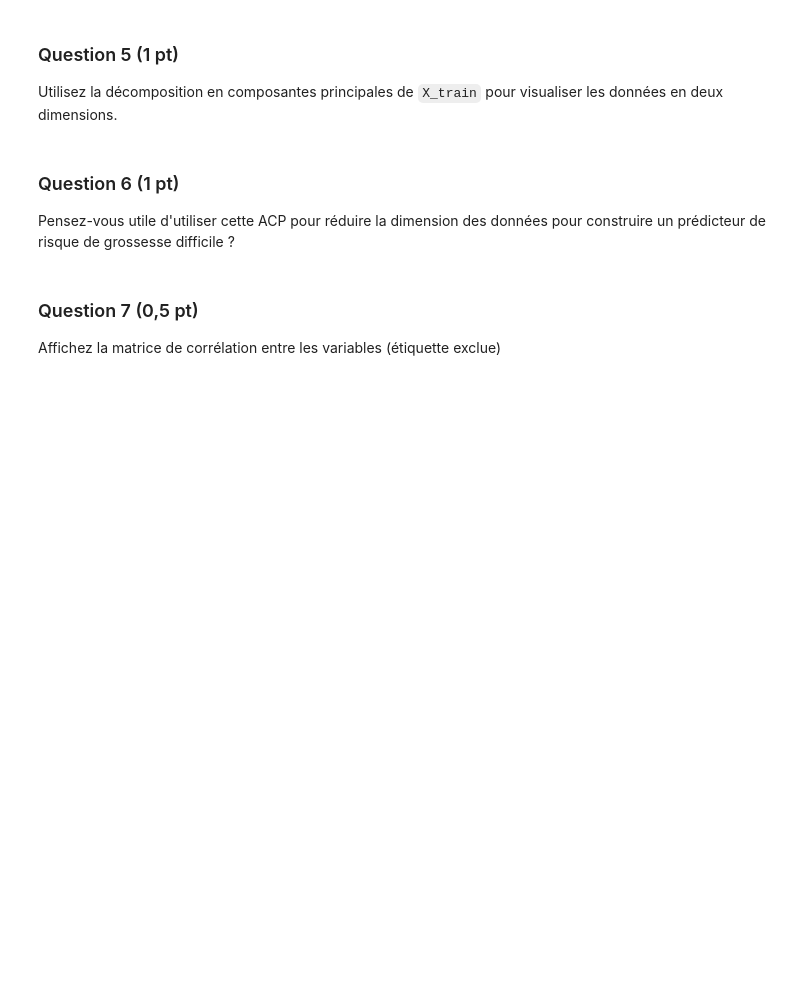
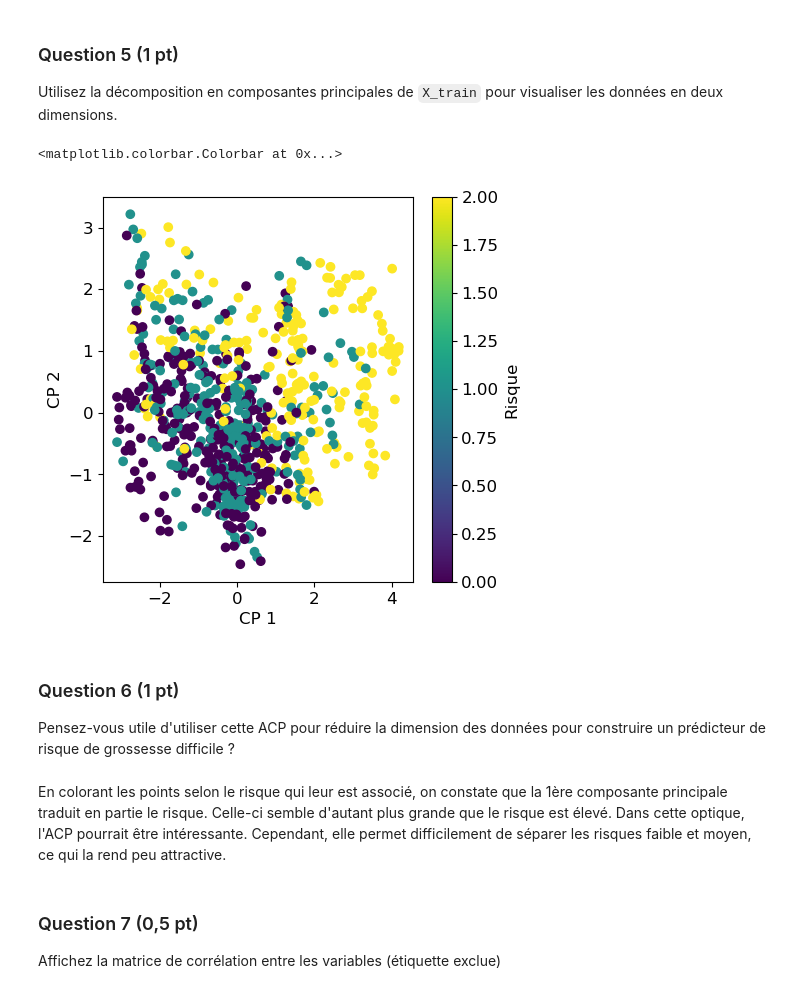
Before and after one commit to maximebailly/sdd_2025, a Jupyter notebook: projet/Projet.ipynb, the cells around one changed output. Saved outputs shown, nothing was run; the diff lists cells and outputs as text; code cells hidden in the pictures; blank space fills up the shorter version.

```diff
--- a/projet/Projet.ipynb
+++ b/projet/Projet.ipynb
@@ -142,9 +132,38 @@ Indépendamment de votre réponse à la question précédente, nous allons proc
 # %% [markdown]
 ### Question 5 (1 pt)
 Utilisez la décomposition en composantes principales de `X_train` pour visualiser les données en deux dimensions.
+# %%
+# On normalise les données
+from sklearn import preprocessing
+
+std_scale = preprocessing.StandardScaler().fit(X_train)
+X_train_sc = std_scale.transform(X_train)
+
+### On décompose en composantes principales
+from sklearn import decomposition
+
+# Instanciation d'un objet PCA pour 2 composantes principales
+pca = decomposition.PCA(n_components=2)
+# Calcul des composantes
+pca.fit(X_train_sc)
+
+X_projected = pca.transform(X_train_sc)
+
+fig = plt.figure(figsize=(5, 5))
+
+plt.scatter(X_projected[:, 0], X_projected[:, 1], c=df_train['Risque'])
+
+plt.xlabel("CP 1")
+plt.ylabel("CP 2")
+plt.colorbar(label='Risque')
+# %% [output]
+<matplotlib.colorbar.Colorbar at 0x...>
+[figure, added]
 # %% [markdown]
 ### Question 6 (1 pt)
 Pensez-vous utile d'utiliser cette ACP pour réduire la dimension des données pour construire un prédicteur de risque de grossesse difficile ?
+# %% [markdown]
+En colorant les points selon le risque qui leur est associé, on constate que la 1ère composante principale traduit en partie le risque. Celle-ci semble d'autant plus grande que le risque est élevé. Dans cette optique, l'ACP pourrait être intéressante. Cependant, elle permet difficilement de séparer les risques faible et moyen, ce qui la rend peu attractive.
 # %% [markdown]
 ### Question 7 (0,5 pt)
 Affichez la matrice de corrélation entre les variables (étiquette exclue)
```
Also changed, not shown: parts of 3 cells of this notebook.
